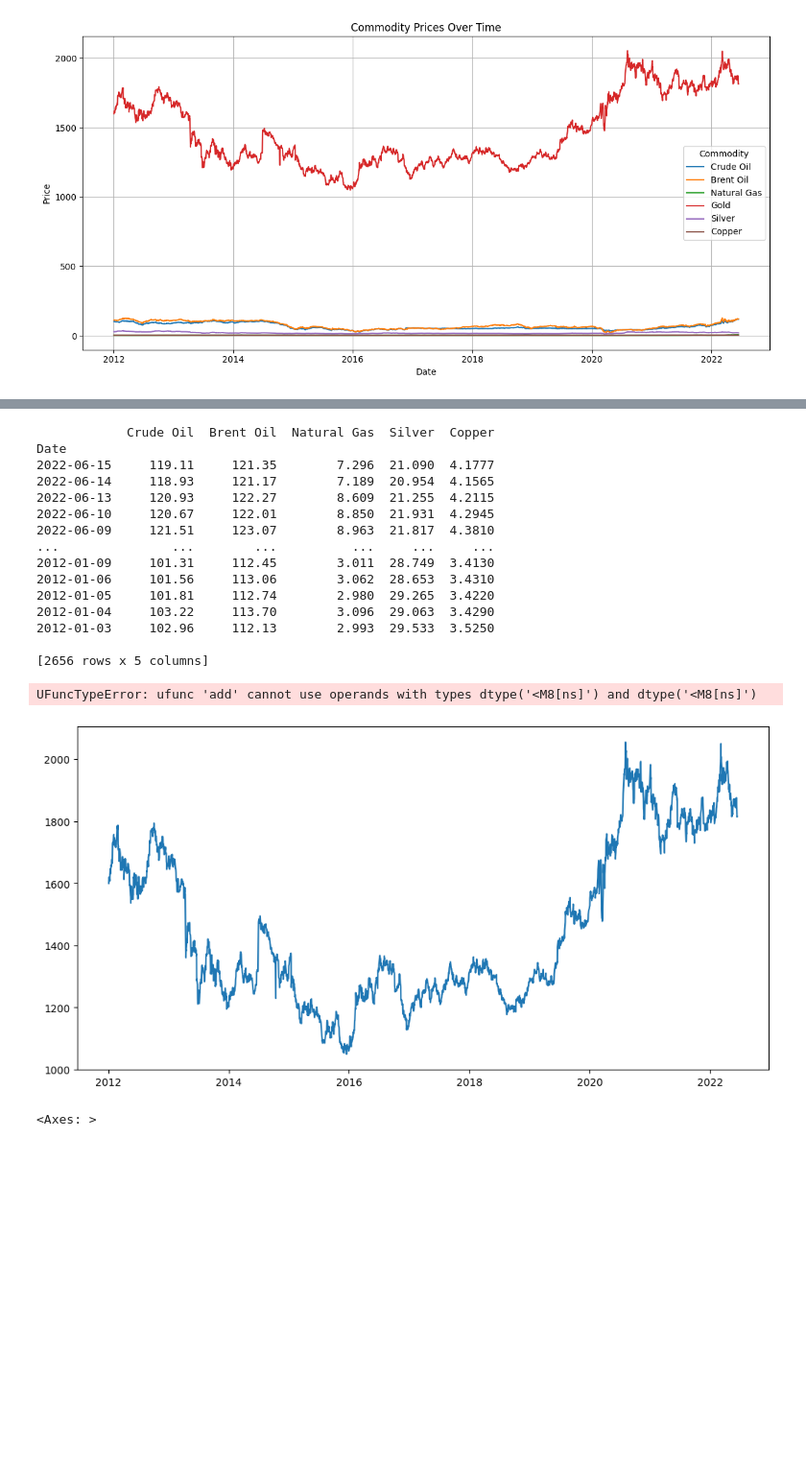
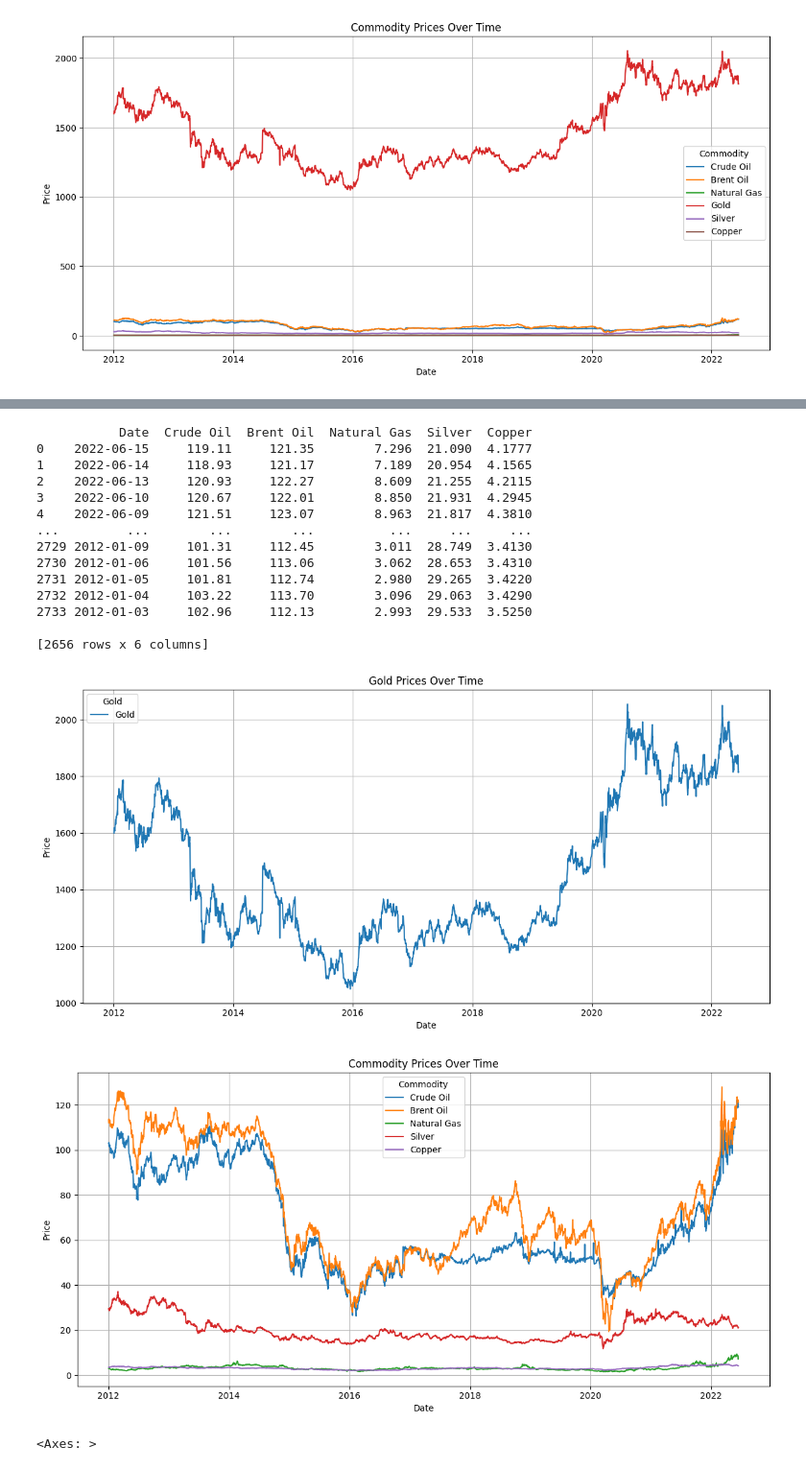
Before and after one commit to kahlilello/CommoditiesStreamlit, a Jupyter notebook: ML.ipynb, the cells around one changed output, grey strips where cells are left out. Shown at 96% size. Saved outputs shown, nothing was run; the diff lists cells and outputs as text; code cells hidden in the pictures; blank space fills up the shorter version.

```diff
--- a/ML.ipynb
+++ b/ML.ipynb
@@ -109,8 +121,18 @@ dropNA.set_index('Date', inplace = True)
 # %%
 #Create the line plot
 plt.figure(figsize=(12,6))
-for col in dropNA.columns:
-    plt.plot(dropNA.index, dropNA[col], label = col)
+
+# Extract the 'Date' column
+dates = commoditiesDf['Date']
+
+# Get all other columns (excluding the first one)
+other_columns = commoditiesDf.columns[1:]  # Assuming 'Date' is the first column
+
+# Loop through each column and plot it against the 'Date' column
+for col in other_columns:
+    plt.plot(dates, commoditiesDf[col], label=col)
+
+
 plt.title("Commodity Prices Over Time")
 plt.ylabel('Price')
 plt.xlabel('Date')
@@ -123,6 +145,6 @@ plt.show()
 [figure]
 # %%
 #Gold Table
-goldDf = dropNA[['Gold']]
-print(goldDF)
+goldDf = commoditiesDf[['Date','Gold']]
+print(goldDf)
 # %% [output]
@@ -144,65 +165,55 @@ Date
 # %%
-noGoldDf = dropNA.drop("Gold", axis = 1)
+noGoldDf = commoditiesDf.drop("Gold", axis = 1)
 print(noGoldDf)
 # %% [output]
-            Crude Oil  Brent Oil  Natural Gas  Silver  Copper
-Date
-2022-06-15     119.11     121.35        7.296  21.090  4.1777
-2022-06-14     118.93     121.17        7.189  20.954  4.1565
-2022-06-13     120.93     122.27        8.609  21.255  4.2115
-2022-06-10     120.67     122.01        8.850  21.931  4.2945
-2022-06-09     121.51     123.07        8.963  21.817  4.3810
-...               ...        ...          ...     ...     ...
-2012-01-09     101.31     112.45        3.011  28.749  3.4130
-2012-01-06     101.56     113.06        3.062  28.653  3.4310
-2012-01-05     101.81     112.74        2.980  29.265  3.4220
-2012-01-04     103.22     113.70        3.096  29.063  3.4290
-2012-01-03     102.96     112.13        2.993  29.533  3.5250
+           Date  Crude Oil  Brent Oil  Natural Gas  Silver  Copper
+0    2022-06-15     119.11     121.35        7.296  21.090  4.1777
+1    2022-06-14     118.93     121.17        7.189  20.954  4.1565
+2    2022-06-13     120.93     122.27        8.609  21.255  4.2115
+3    2022-06-10     120.67     122.01        8.850  21.931  4.2945
+4    2022-06-09     121.51     123.07        8.963  21.817  4.3810
+...         ...        ...        ...          ...     ...     ...
+2729 2012-01-09     101.31     112.45        3.011  28.749  3.4130
+2730 2012-01-06     101.56     113.06        3.062  28.653  3.4310
+2731 2012-01-05     101.81     112.74        2.980  29.265  3.4220
+2732 2012-01-04     103.22     113.70        3.096  29.063  3.4290
+2733 2012-01-03     102.96     112.13        2.993  29.533  3.5250
 
-[2656 rows x 5 columns]
+[2656 rows x 6 columns]
 # %%
+
+# Gold Line chart
 
 
 plt.figure(figsize=(12,6))
-for col in goldDf.columns:
-    plt.plot(goldDf.index, goldDf[col], label = col)
 
-    #Calculate the line of best fit
-    slope, intercept, r_value, p_value, std_err = stats.linregress(goldDf.index.to_numpy(), goldDf[col].to_numpy())
-
-    # Generate x-values for the fitted line
-    x_fit = np.linspace(goldDf.index.min(), goldDf.index.max()*1.1, 100)
-
-    #Calculate y-values
-    y_fit = slope * x_fit + intercept
-
-    #Plot the fitted Line
-    plt.plot(x_fit, y_fit, color = 'red', label = 'Best Fit')
-
+plt.plot(goldDf['Date'], goldDf['Gold'], label = 'Gold')
 plt.title("Gold Prices Over Time")
 plt.ylabel('Price')
 plt.xlabel('Date')
 plt.legend(title = 'Gold')
 plt.grid(True)
-
 plt.tight_layout()
 plt.show()
 
 
+
+dates = noGoldDf['Date']
+other_columns = noGoldDf.columns[1:]
+
 plt.figure(figsize=(12,6))
-for col in noGoldDf.columns:
-    plt.plot(noGoldDf.index, noGoldDf[col], label = col)
+for col in other_columns:
+    plt.plot(dates, noGoldDf[col], label = col)
 plt.title("Commodity Prices Over Time")
 plt.ylabel('Price')
 plt.xlabel('Date')
 plt.legend(title = 'Commodity')
 plt.grid(True)
-
 plt.tight_layout()
 plt.show()
 # %% [output]
-UFuncTypeError: ufunc 'add' cannot use operands with types dtype('<M8[ns]') and dtype('<M8[ns]')
-[figure, old version]
+[figure, new version]
+[figure, added]
 # %%
 #boxplot for all the commodities
 
```
Also changed, not shown: parts of 7 cells of this notebook.
